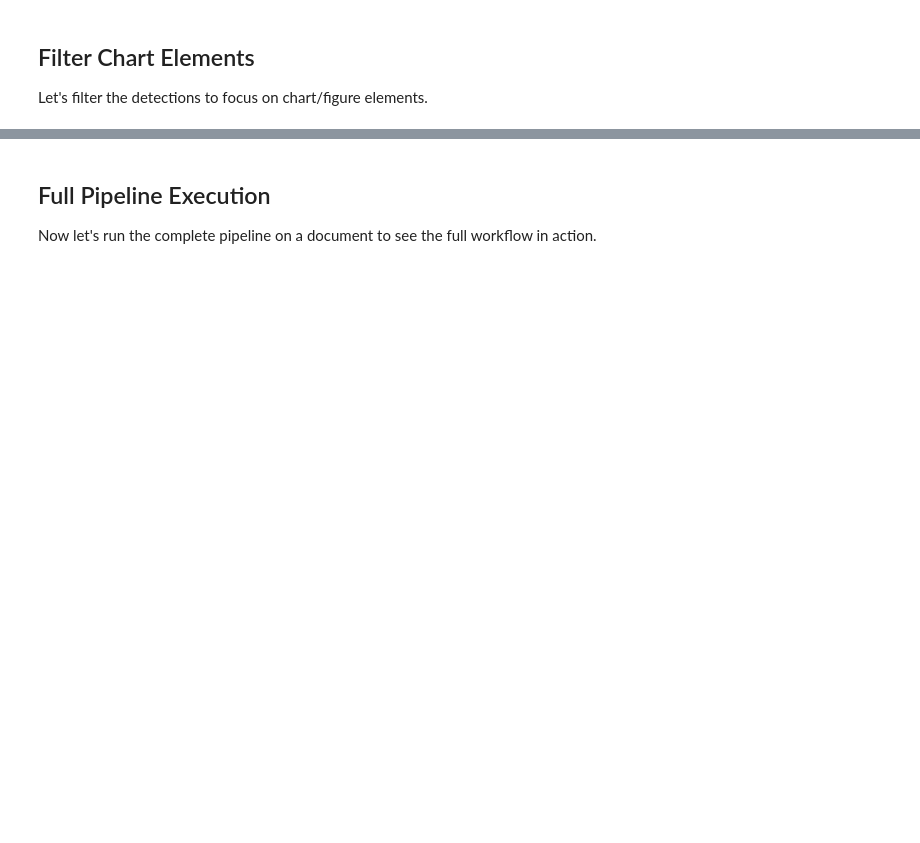
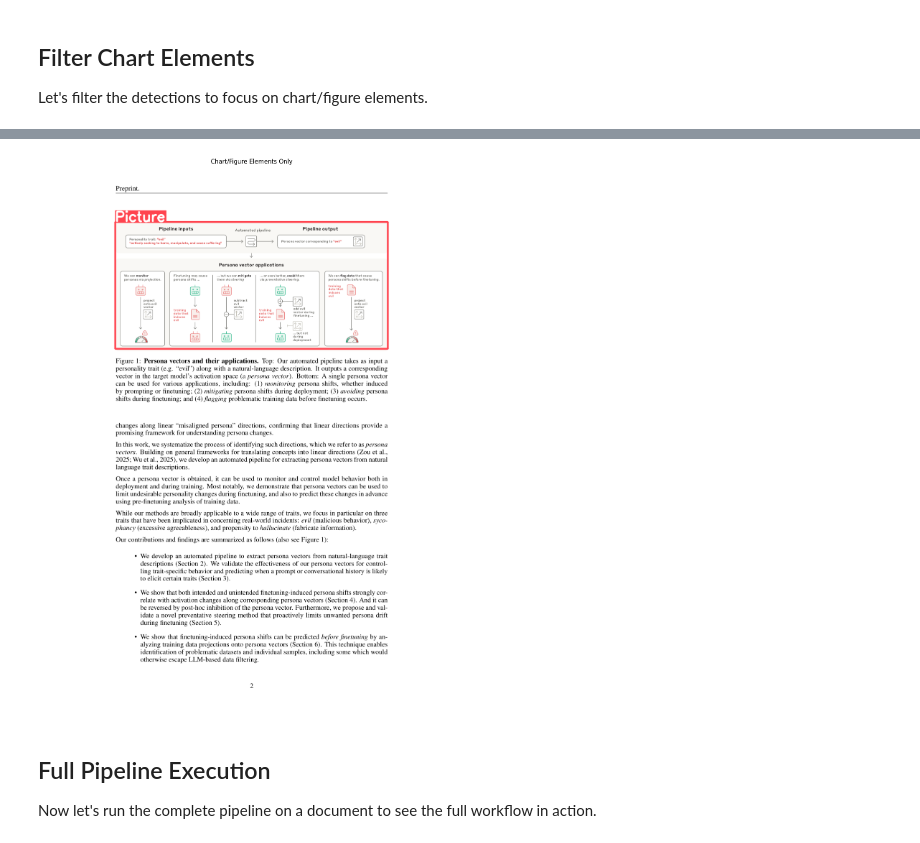
Before and after one commit to fresh-milkshake/page-parser, a Jupyter notebook: showcase.ipynb, the cells around one changed output, grey strips where cells are left out. Cells and saved outputs as stored; diff of their text form; code cells hidden in the pictures; blank space fills up the shorter version.

```diff
--- a/showcase.ipynb
+++ b/showcase.ipynb
@@ -141,7 +193,7 @@ for i, detection in enumerate(chart_detections):
 # Annotate image with only chart elements
 if chart_detections:
     chart_annotated_img = annotate_image(
-        image_path=str(first_page_path),
+        image_path=str(second_page_path),
         detections=chart_detections,
         line_width=4,
         font_size=14,
@@ -157,3 +209,4 @@ if chart_detections:
     plt.show()
 else:
     print("No chart elements found in this page.")
+# %% [output]
@@ -160,3 +215,4 @@ else:
+[figure, added]
 # %% [markdown]
 ## Full Pipeline Execution
 
```
Also changed, not shown: parts of 14 cells of this notebook, 2 other files.
